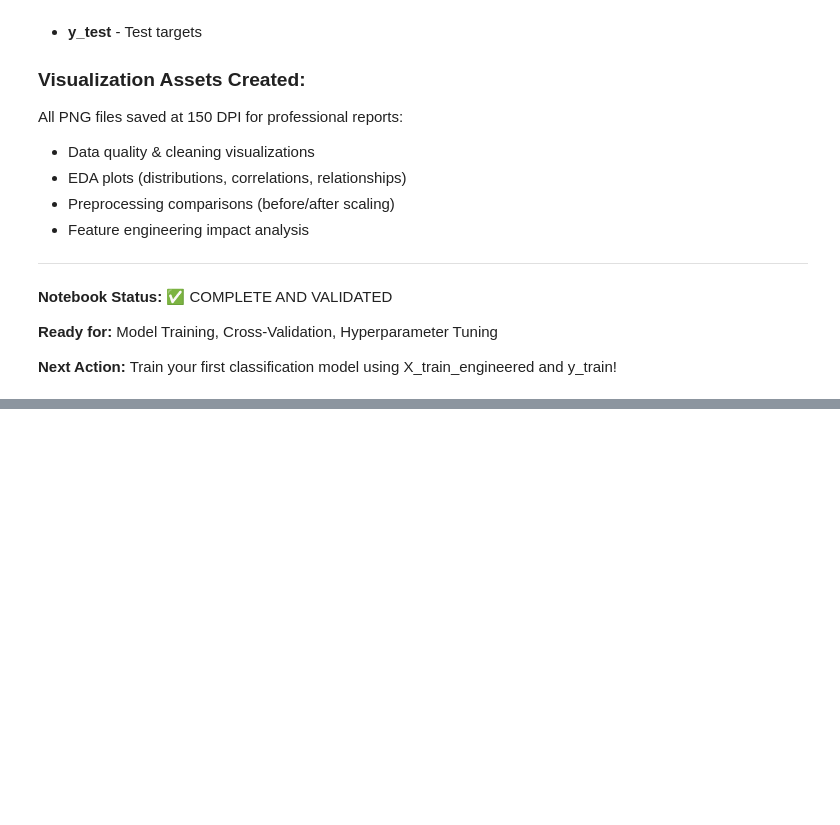
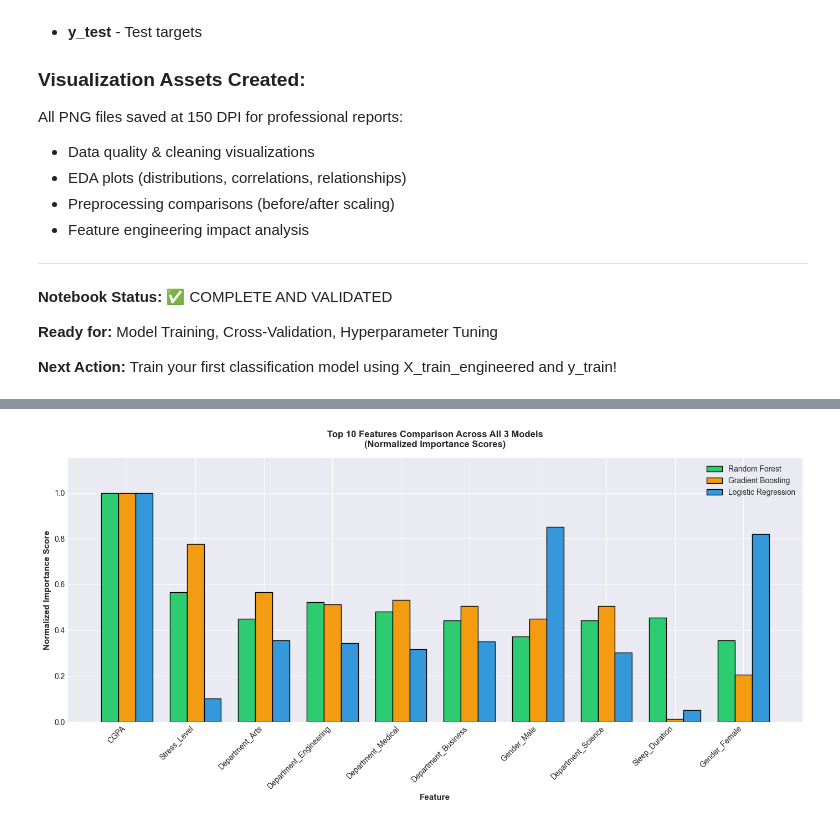
Before and after one commit to XyronTeam/ml-project, a Jupyter notebook: src/dataset_c/notebook_c.ipynb, the cells around one changed output, grey strips where cells are left out. Saved outputs shown, nothing was run; the diff lists cells and outputs as text; code cells hidden in the pictures; blank space fills up the shorter version.

```diff
--- a/src/dataset_c/notebook_c.ipynb
+++ b/src/dataset_c/notebook_c.ipynb
@@ -2402,0 +2800,88 @@ The top 10 features were picked by importance score from a Random Forest model t
+# %%
+# STEP 7D: Combined Feature Importance Comparison
+import pandas as pd
+import matplotlib.pyplot as plt
+import numpy as np
+
+print("\n" + "=" * 80)
+print("STEP 7D: COMBINED FEATURE IMPORTANCE COMPARISON")
+print("=" * 80)
+
+# Create combined comparison table
+combined_comparison = pd.DataFrame({'Feature': all_feature_names})
+
+# Merge RF rankings
+combined_comparison = combined_comparison.merge(
+    rf_importances[['Feature', 'Rank']].rename(columns={'Rank': 'RF_Rank'}),
+    on='Feature', how='left'
+)
+
+# Merge LR rankings
+combined_comparison = combined_comparison.merge(
+    lr_coefficients[['Feature', 'Rank']].rename(columns={'Rank': 'LR_Rank'}),
+    on='Feature', how='left'
+)
+
+# Merge GB rankings
+combined_comparison = combined_comparison.merge(
+    gb_importances[['Feature', 'Rank']].rename(columns={'Rank': 'GB_Rank'}),
+    on='Feature', how='left'
+)
+
+# Calculate average rank and final ranking
+combined_comparison['Avg_Rank'] = combined_comparison[['RF_Rank', 'LR_Rank', 'GB_Rank']].mean(axis=1)
+combined_comparison['Final_Rank'] = combined_comparison['Avg_Rank'].rank()
+
+# Sort by average rank
+combined_comparison_sorted = combined_comparison.sort_values('Avg_Rank').reset_index(drop=True)
+
+print("\nTop 15 Features by Combined Average Rank:")
+print(combined_comparison_sorted[['Final_Rank', 'Feature', 'RF_Rank', 'LR_Rank', 'GB_Rank', 'Avg_Rank']].head(15).to_string(index=False))
+
+# Visualization: Grouped bar chart comparing top 10 features
+fig, ax = plt.subplots(figsize=(14, 7))
+
+top_10_combined = combined_comparison_sorted.head(10)
+x = np.arange(len(top_10_combined))
+width = 0.25
+
+# Normalize importance scores for visualization (0-1 scale)
+rf_norm = rf_importances.set_index('Feature').loc[top_10_combined['Feature'], 'Importance'].values
+rf_norm = rf_norm / rf_norm.max()
+
+gb_norm = gb_importances.set_index('Feature').loc[top_10_combined['Feature'], 'Importance'].values
+gb_norm = gb_norm / gb_norm.max()
+
+lr_norm = lr_coefficients.set_index('Feature').loc[top_10_combined['Feature'], 'Abs_Coefficient'].values
+lr_norm = lr_norm / lr_norm.max()
+
+bars1 = ax.bar(x - width, rf_norm, width, label='Random Forest', color='#2ecc71', edgecolor='black', linewidth=1)
+bars2 = ax.bar(x, gb_norm, width, label='Gradient Boosting', color='#f39c12', edgecolor='black', linewidth=1)
+bars3 = ax.bar(x + width, lr_norm, width, label='Logistic Regression', color='#3498db', edgecolor='black', linewidth=1)
+
+ax.set_xlabel('Feature', fontsize=11, fontweight='bold')
+ax.set_ylabel('Normalized Importance Score', fontsize=11, fontweight='bold')
+ax.set_title('Top 10 Features Comparison Across All 3 Models\n(Normalized Importance Scores)', fontsize=12, fontweight='bold', pad=15)
+ax.set_xticks(x)
+ax.set_xticklabels(top_10_combined['Feature'].values, rotation=45, ha='right')
+ax.legend(loc='upper right', fontsize=10)
+ax.set_ylim(0, 1.15)
+plt.tight_layout()
+plt.savefig('step7d_combined_comparison.png', dpi=150, bbox_inches='tight')
+plt.show()
+
+print("\n✓ Combined comparison chart saved as 'step7d_combined_comparison.png'")
+
+# Select final top 8 features based on combined ranking
+top_8_features = combined_comparison_sorted.head(8)['Feature'].tolist()
+
+print("\n" + "=" * 80)
+print("FINAL TOP 8 FEATURES SELECTED FOR MODEL TRAINING")
+print("=" * 80)
+print("\nFeatures selected based on consensus ranking across RF, LR, and GB:")
+for i, feature in enumerate(top_8_features, 1):
+    avg_rank = combined_comparison_sorted[combined_comparison_sorted['Feature'] == feature]['Avg_Rank'].values[0]
+    print(f"  {i}. {feature:30s} (Avg Rank: {avg_rank:.2f})")
+
+print(f"\n✓ Top 8 features identified and ready for final model training")
+# %% [output]
@@ -2402,0 +2908 @@ The top 10 features were picked by importance score from a Random Forest model t
+[figure, added]
```
Also changed, not shown: parts of 33 cells of this notebook, 5 other files.
